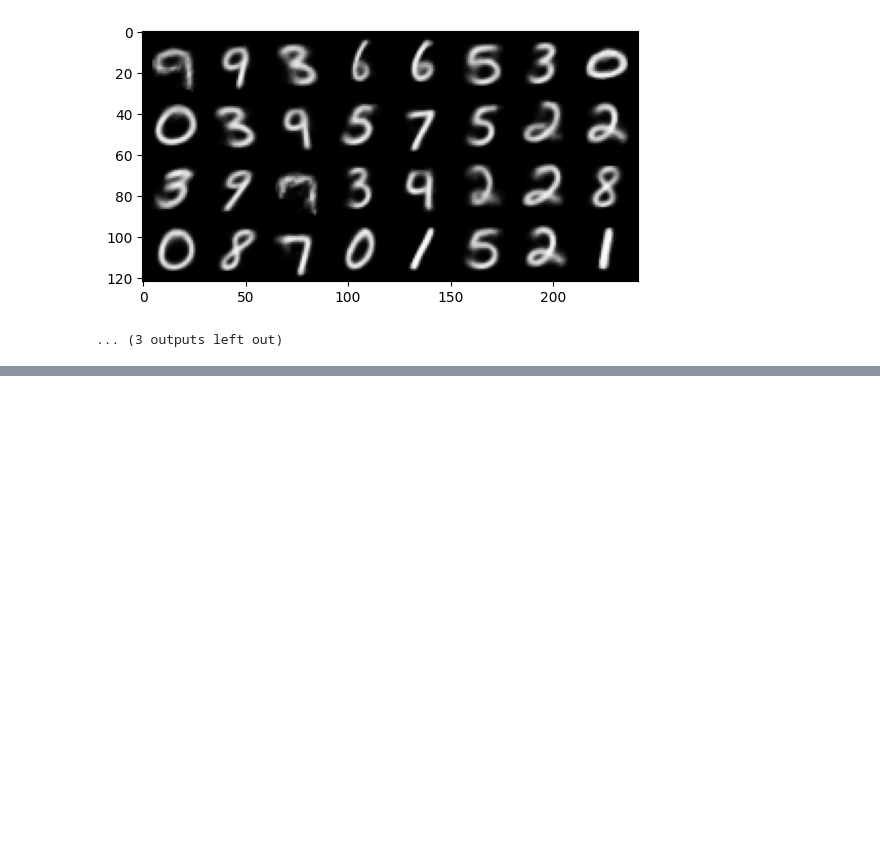
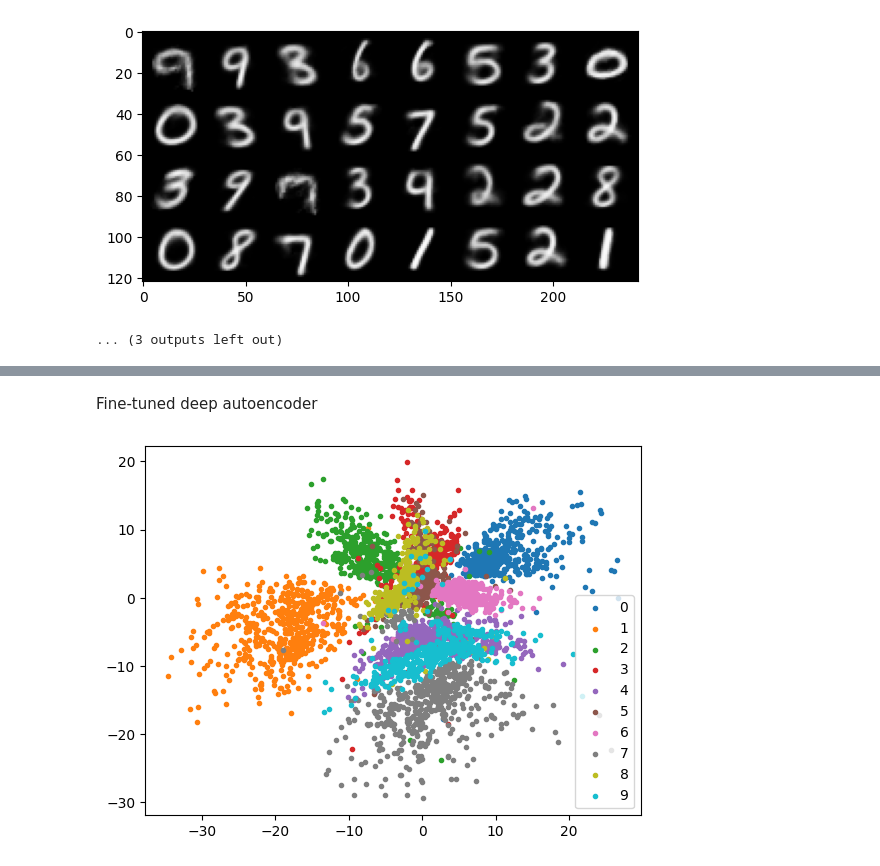
Before and after one commit to petkokp/ai-notebooks, a Jupyter notebook: dimensionality-reduction/dimensionality_reduction.ipynb, the cells around one changed output, grey strips where cells are left out. Saved outputs shown, nothing was run; the diff lists cells and outputs as text; code cells hidden in the pictures; blank space fills up the shorter version.

```diff
--- a/dimensionality-reduction/dimensionality_reduction.ipynb
+++ b/dimensionality-reduction/dimensionality_reduction.ipynb
@@ -411,0 +414,7 @@ The fine tuned autoencoder achieves better results than the naive implementation
+# %% [markdown]
+Fine-tuned deep autoencoder
+# %%
+transformed = deep_autoencoder.encode(torch.Tensor(flat_test_input[0:5000])).detach().numpy()
+display_2d_repr(transformed, test_labels, "./images/dae_repr.png")
+# %% [output]
+[figure, added]
```
Also changed, not shown: parts of 10 cells of this notebook, 3 other files.
